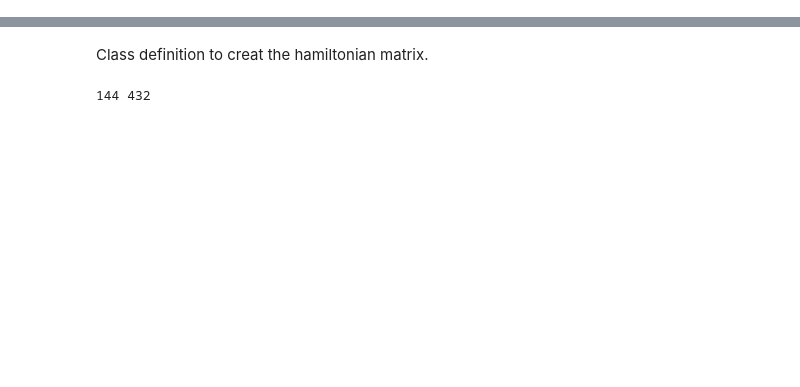
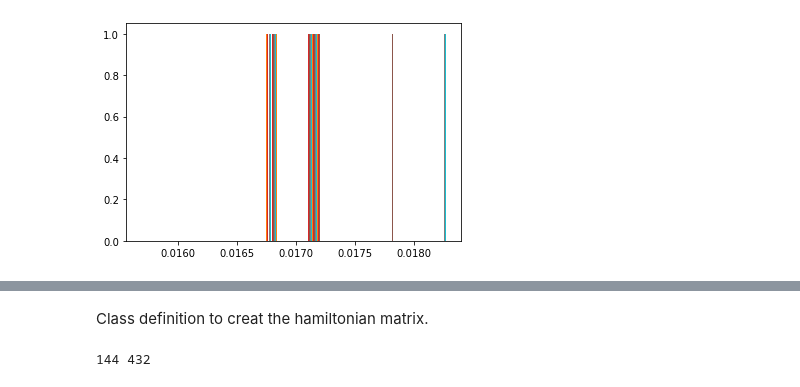
Before and after one commit to Shashi1a/intkagome, a Jupyter notebook: Untitled.ipynb, the cells around one changed output, grey strips where cells are left out. Cells and saved outputs as stored; diff of their text form; code cells hidden in the pictures; blank space fills up the shorter version.

```diff
--- a/Untitled.ipynb
+++ b/Untitled.ipynb
@@ -200,0 +225,5 @@ datadf.iloc[:,:-1]
+# %%
+plt.hist(temp_df.describe()[temp_df.describe().index=='50%'].values)
+plt.show()
+# %% [output]
+[figure, added]
```
Also changed, not shown: parts of 23 cells of this notebook, 8 other files.
